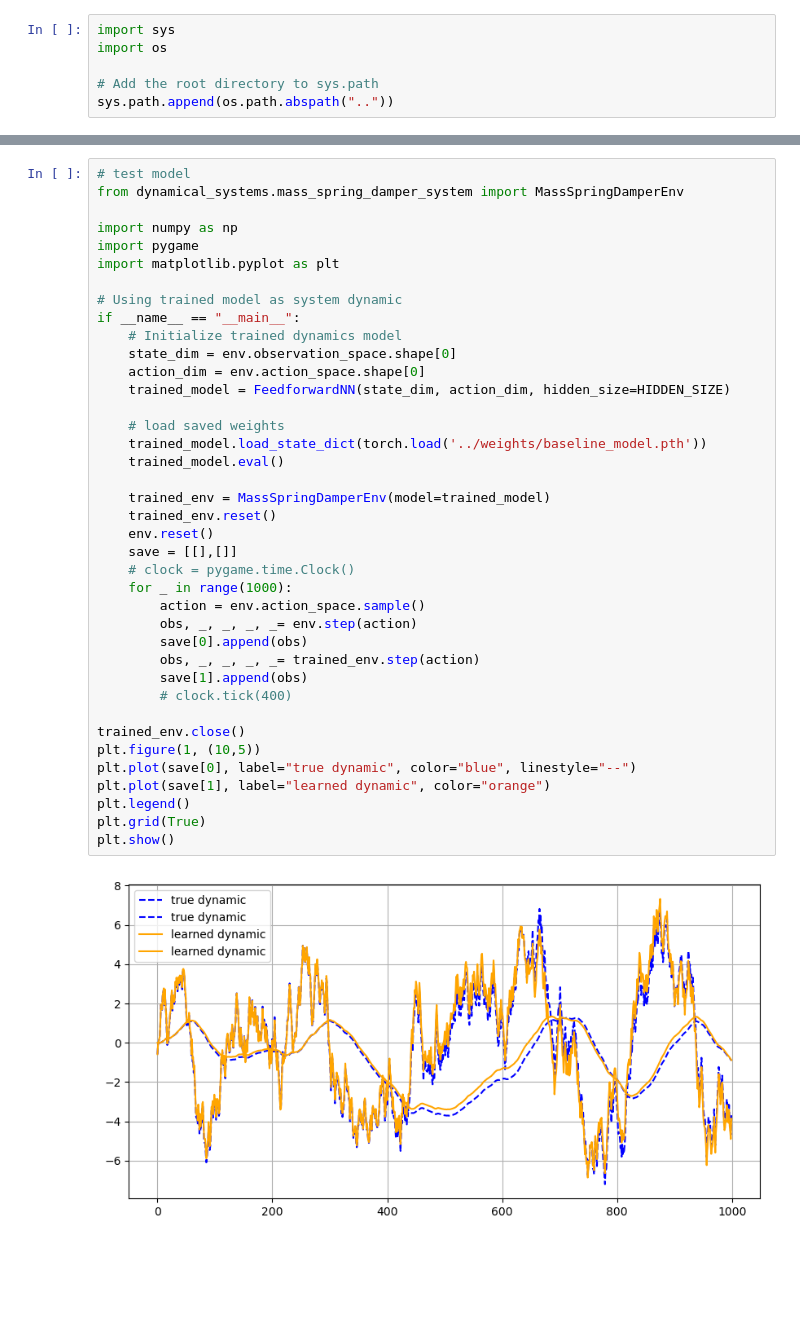
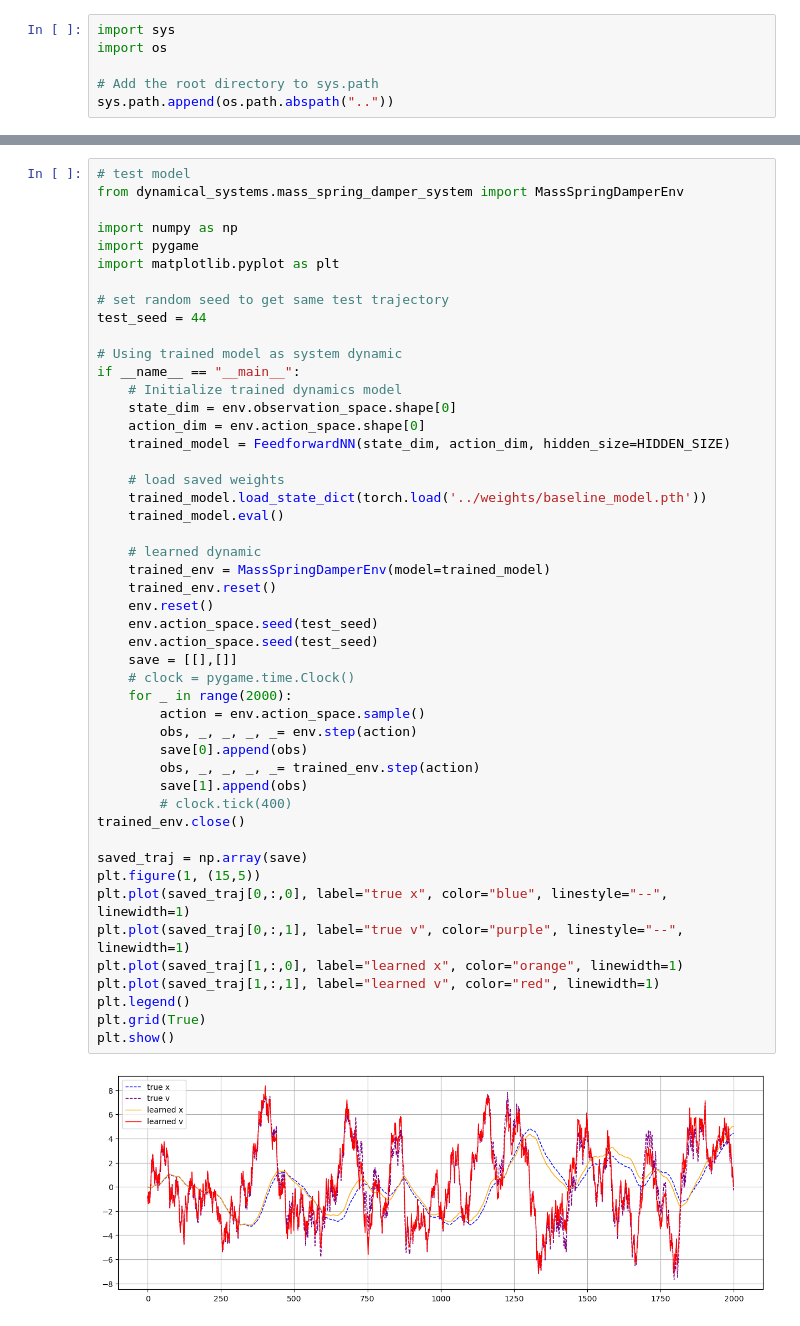
Before and after one commit to bensturgis/tum-adlr-10, a Jupyter notebook: experiments/train_baseline_model.ipynb, the cells around one changed output, grey strips where cells are left out. Saved outputs shown, nothing was run; the diff lists cells and outputs as text; blank space fills up the shorter version.

```diff
--- a/experiments/train_baseline_model.ipynb
+++ b/experiments/train_baseline_model.ipynb
@@ -64,37 +169,46 @@ from dynamical_systems.mass_spring_damper_system import MassSpringDamperEnv
 import numpy as np
 import pygame
 import matplotlib.pyplot as plt
+
+# set random seed to get same test trajectory
+test_seed = 44
 
 # Using trained model as system dynamic
 if __name__ == "__main__":
     # Initialize trained dynamics model
     state_dim = env.observation_space.shape[0]
     action_dim = env.action_space.shape[0]
     trained_model = FeedforwardNN(state_dim, action_dim, hidden_size=HIDDEN_SIZE)
 
     # load saved weights
     trained_model.load_state_dict(torch.load('../weights/baseline_model.pth'))
     trained_model.eval()
 
+    # learned dynamic
     trained_env = MassSpringDamperEnv(model=trained_model)
     trained_env.reset()
     env.reset()
+    env.action_space.seed(test_seed)
+    env.action_space.seed(test_seed)
     save = [[],[]]
     # clock = pygame.time.Clock()
-    for _ in range(1000):
+    for _ in range(2000):
         action = env.action_space.sample()
         obs, _, _, _, _= env.step(action)
         save[0].append(obs)
         obs, _, _, _, _= trained_env.step(action)
         save[1].append(obs)
         # clock.tick(400)
+trained_env.close()
 
-trained_env.close()
-plt.figure(1, (10,5))
-plt.plot(save[0], label="true dynamic", color="blue", linestyle="--")
-plt.plot(save[1], label="learned dynamic", color="orange")
+saved_traj = np.array(save)
+plt.figure(1, (15,5))
+plt.plot(saved_traj[0,:,0], label="true x", color="blue", linestyle="--", linewidth=1)
+plt.plot(saved_traj[0,:,1], label="true v", color="purple", linestyle="--", linewidth=1)
+plt.plot(saved_traj[1,:,0], label="learned x", color="orange", linewidth=1)
+plt.plot(saved_traj[1,:,1], label="learned v", color="red", linewidth=1)
 plt.legend()
 plt.grid(True)
 plt.show()
 # %% [output]
-[figure, old version]
+[figure, new version]
```
Also changed, not shown: parts of 6 cells of this notebook, 6 other files.
